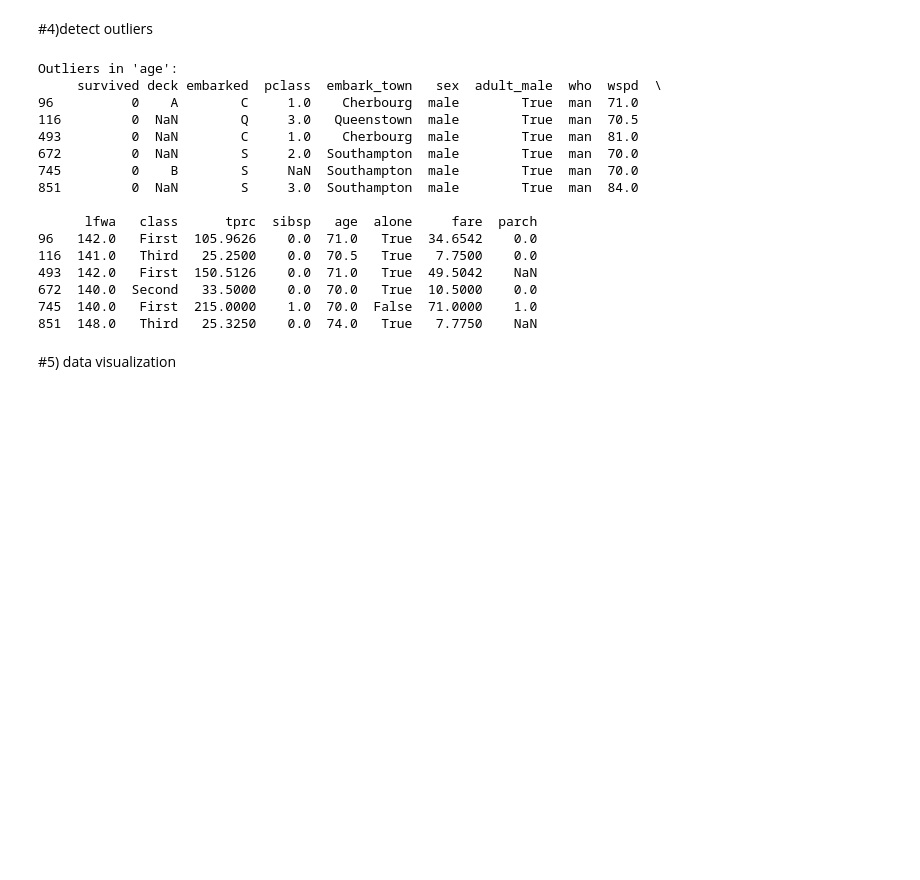
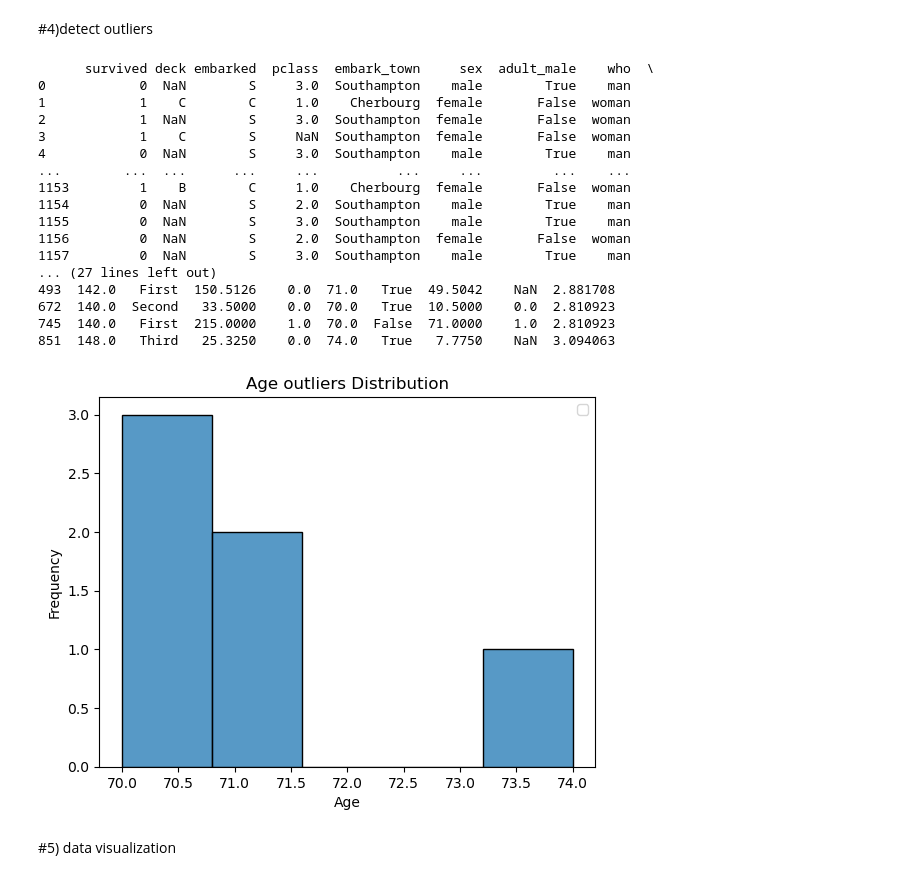
Before and after one commit to Fathia-A/BINF5507-Assignment1, a Jupyter notebook: script/main.ipynb, the cells around one changed output. Cells and saved outputs as stored; diff of their text form; code cells hidden in the pictures; blank space fills up the shorter version.

```diff
--- a/script/main.ipynb
+++ b/script/main.ipynb
@@ -37,42 +122,64 @@ Index(['survived', 'deck', 'embarked', 'pclass', 'embark_town', 'sex',
 # %% [markdown]
 #4)detect outliers
 # %%
+
+
+# Calculate Z-scores
+data['z_score'] = (data['age'] - data['age'].mean()) / data['age'].std()
+
+# Remove rows where Z-score is greater than a threshold (e.g., 3)
+data_no_outliers = data[data['z_score'].abs() <= 3]
+
+# Drop the Z-score column if no longer needed
+data_no_outliers = data_no_outliers.drop(columns=['z_score'])
+print(data_no_outliers)
+
 # Detect outliers using IQR
 def detect_outliers_iqr(df, column):
     Q1 = df[column].quantile(0.25)  # First quartile (25%)
     Q3 = df[column].quantile(0.75)  # Third quartile (75%)
     IQR = Q3 - Q1                  # Interquartile range
     lower_bound = Q1 - 1.5 * IQR
     upper_bound = Q3 + 1.5 * IQR
 
     # Outliers are values outside the IQR bounds
     outliers = df[(df[column] < lower_bound) | (df[column] > upper_bound)]
     return outliers
 
-# Example: Detect outliers in a numerical column named 'age'
-if 'age' in data.columns:  # Replace 'age' with your column name
+# Detect outliers in a numerical column named 'age'
+if 'age' in data.columns:
     outliers = detect_outliers_iqr(data, 'age')
     print("Outliers in 'age':")
     print(outliers)
 else:
     print("Column 'age' not found in the dataset.")
+
+# Boxplot to identify outliers
+sns.histplot(x=outliers['age'])
+plt.title('Age outliers Distribution')
+plt.xlabel('Age')
+plt.ylabel('Frequency')
+plt.legend()
+plt.show()
 # %% [output]
-Outliers in 'age':
-     survived deck embarked  pclass  embark_town   sex  adult_male  who  wspd  \
-96          0    A        C     1.0    Cherbourg  male        True  man  71.0
-116         0  NaN        Q     3.0   Queenstown  male        True  man  70.5
-493         0  NaN        C     1.0    Cherbourg  male        True  man  81.0
-672         0  NaN        S     2.0  Southampton  male        True  man  70.0
-745         0    B        S     NaN  Southampton  male        True  man  70.0
-851         0  NaN        S     3.0  Southampton  male        True  man  84.0
-
-      lfwa   class      tprc  sibsp   age  alone     fare  parch
-96   142.0   First  105.9626    0.0  71.0   True  34.6542    0.0
-116  141.0   Third   25.2500    0.0  70.5   True   7.7500    0.0
-493  142.0   First  150.5126    0.0  71.0   True  49.5042    NaN
-672  140.0  Second   33.5000    0.0  70.0   True  10.5000    0.0
-745  140.0   First  215.0000    1.0  70.0  False  71.0000    1.0
-851  148.0   Third   25.3250    0.0  74.0   True   7.7750    NaN
+      survived deck embarked  pclass  embark_town     sex  adult_male    who  \
+0            0  NaN        S     3.0  Southampton    male        True    man
+1            1    C        C     1.0    Cherbourg  female       False  woman
+2            1  NaN        S     3.0  Southampton  female       False  woman
+3            1    C        S     NaN  Southampton  female       False  woman
+4            0  NaN        S     3.0  Southampton    male        True    man
+...        ...  ...      ...     ...          ...     ...         ...    ...
+1153         1    B        C     1.0    Cherbourg  female       False  woman
+1154         0  NaN        S     2.0  Southampton    male        True    man
+1155         0  NaN        S     3.0  Southampton    male        True    man
+1156         0  NaN        S     2.0  Southampton  female       False  woman
+1157         0  NaN        S     3.0  Southampton    male        True    man
+... (27 lines left out)
+493  142.0   First  150.5126    0.0  71.0   True  49.5042    NaN  2.881708
+672  140.0  Second   33.5000    0.0  70.0   True  10.5000    0.0  2.810923
+745  140.0   First  215.0000    1.0  70.0  False  71.0000    1.0  2.810923
+851  148.0   Third   25.3250    0.0  74.0   True   7.7750    NaN  3.094063
+[figure, added]
 # %% [markdown]
 #5) data visualization
 # %%
```
Also changed, not shown: parts of 11 cells of this notebook, 6 other files.
